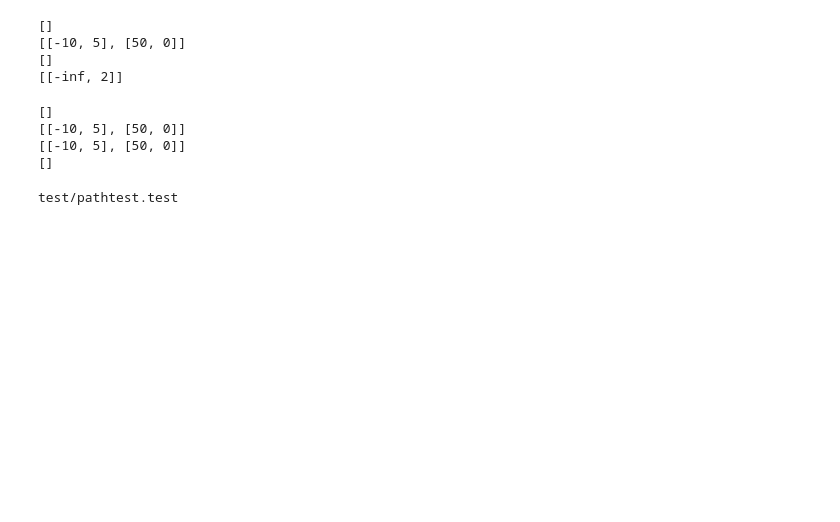
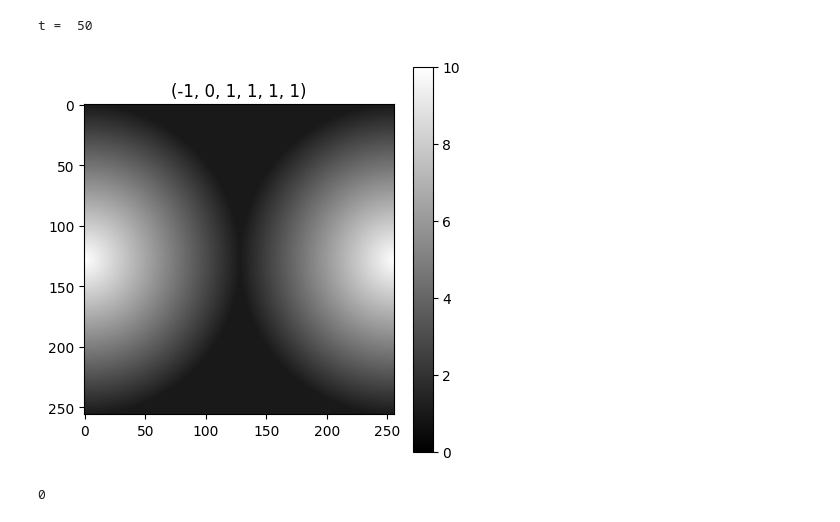
Before and after one commit to Nich63/Nematic_RL, a Jupyter notebook: test.ipynb, the cells around one changed output. Drawn from its saved outputs; the diff is of its cells as text; code cells hidden in the pictures; blank space fills up the shorter version.

Commit message:
light test

```diff
--- a/test.ipynb
+++ b/test.ipynb
@@ -112,42 +0,0 @@ from coding2 import Intensity
-# %%
-a = Intensity()
-print(a.get())
-a.set(-10, 50, 5)
-print(a.get())
-# a.set(20, 30, -2)
-# print(a.get())
-a.set(-11, 100, 0)
-print(a.get())
-
-a.set(float('-inf'), float('inf'), 2)
-print(a.get())
-# %% [output]
-[]
-[[-10, 5], [50, 0]]
-[]
-[[-inf, 2]]
-# %%
-a = Intensity()
-print(a.get())
-a.set(-10, 50, 5)
-print(a.get())
-
-a.set(-11, 100, 0)
-print(a.get())
-
-a.set(float('-inf'), float('inf'), 0)
-print(a.get())
-# %% [output]
-[]
-[[-10, 5], [50, 0]]
-[[-10, 5], [50, 0]]
-[]
-# %%
-path = 'test/path'
-prefix = 'test'
-
-sum = path + prefix + '.test'
-
-print(sum)
-# %% [output]
-test/pathtest.test
@@ -153,0 +9,32 @@ test/pathtest.test
+# %%
+t = 50
+print('t = ', t)
+# %% [output]
+t =  50
+# %%
+action = (-1, 0, 1, 1, 1, 1)
+light_mat = ActiveNematicEnv._action2light(10, action, grid_size=256)
+import matplotlib.pyplot as plt
+# plt.imshow(light_mat, cmap='gray', alpha=0.5)
+# # set the colorbar from 0 to 10
+# plt.clim(0, 10)
+# plt.colorbar()
+# plt.show()
+fig, ax = plt.subplots(1, 1, figsize=(5, 5))
+# ax.imshow(light_mat, alpha=0.5)
+# set the colorbar from 0 to 10
+fig.colorbar(ax.imshow(light_mat, cmap='gray', alpha=1, vmin=0, vmax=10))
+# title = 't = ' + str(t)
+ax.set_title(str(action))
+
+# cb = fig.colorbar(ax.imshow(light_mat, cmap='gray', alpha=0.5))
+# # set the colorbar from 0 to 10
+# cb.set_clim(0, 10)
+
+plt.show()
+# %% [output]
+[figure, added]
+# %%
+print(0%8)
+# %% [output]
+0
```
Also changed, not shown: parts of 7 cells of this notebook, 4 other files.
